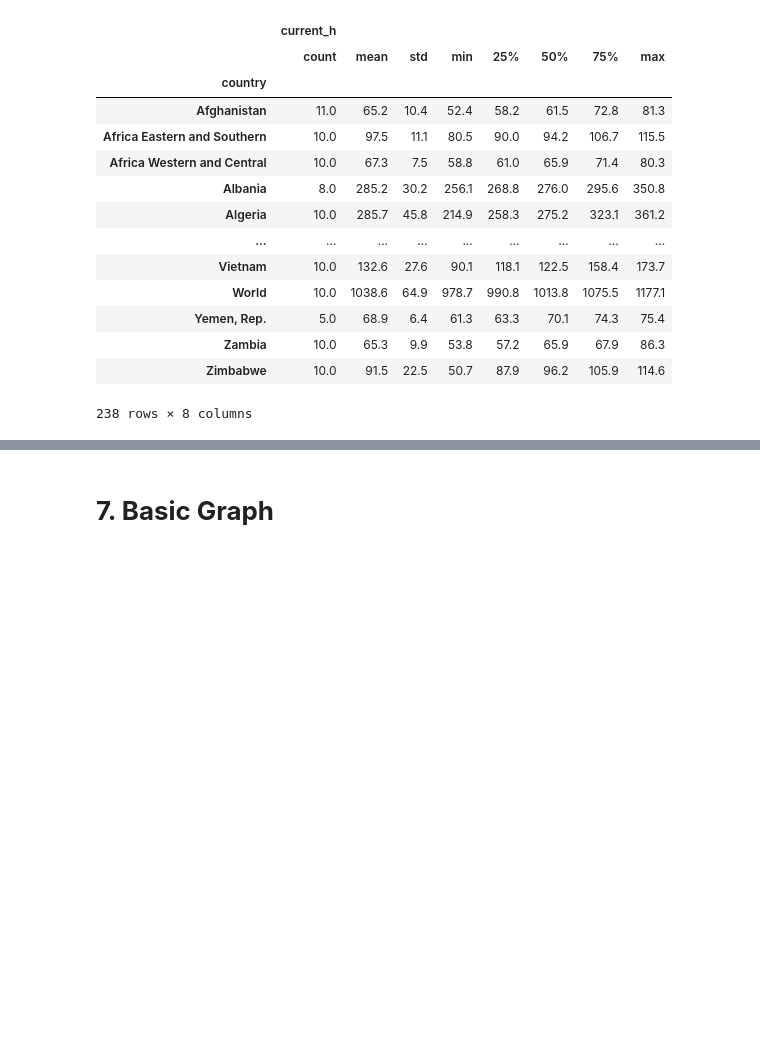
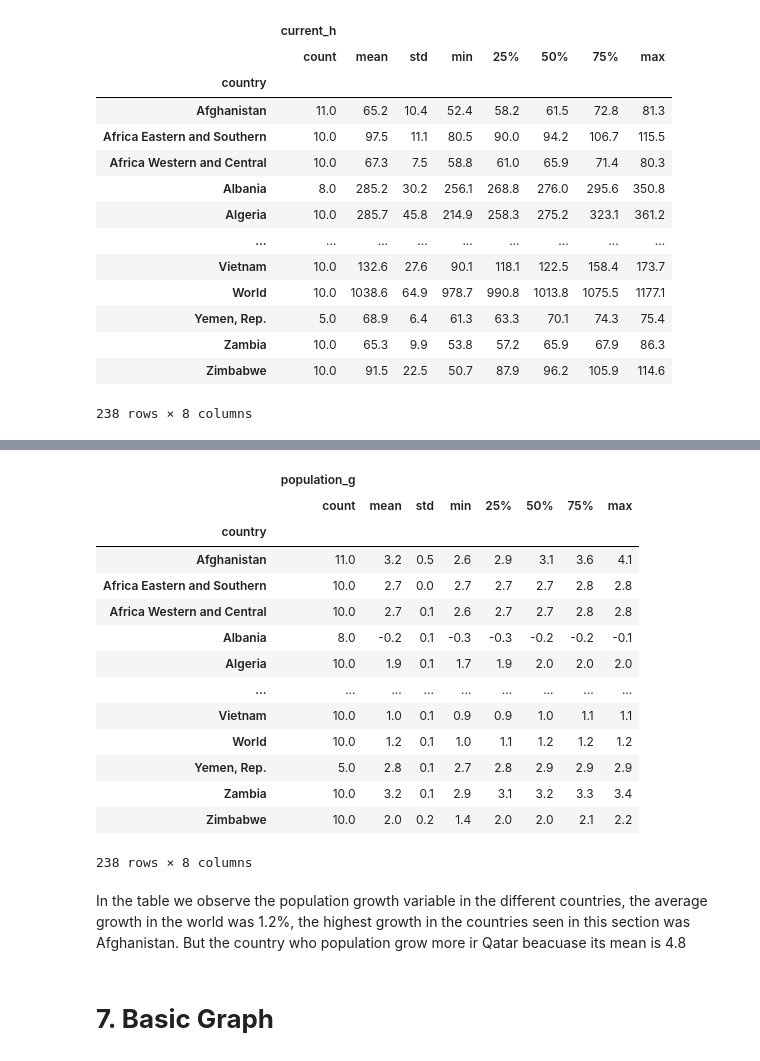
Before and after one commit to Marialerq/DataVisualization2023-2, a Jupyter notebook: 05_Dataframe.ipynb, the cells around one changed output, grey strips where cells are left out. Drawn from its saved outputs; the diff is of its cells as text; code cells hidden in the pictures; blank space fills up the shorter version.

```diff
--- a/05_Dataframe.ipynb
+++ b/05_Dataframe.ipynb
@@ -266,3 +286,23 @@ escribir historia por indice
+# %%
+d2[["population_g"]].groupby("country").describe().applymap(lambda x: "{:.1f}".format(x))
+# %% [output]
+|  | population_g |  |  |  |  |  |  |  |
+|  | count | mean | std | min | 25% | 50% | 75% | max |
+| country |  |  |  |  |  |  |  |  |
+| Afghanistan | 11.0 | 3.2 | 0.5 | 2.6 | 2.9 | 3.1 | 3.6 | 4.1 |
+| Africa Eastern and Southern | 10.0 | 2.7 | 0.0 | 2.7 | 2.7 | 2.7 | 2.8 | 2.8 |
+| Africa Western and Central | 10.0 | 2.7 | 0.1 | 2.6 | 2.7 | 2.7 | 2.8 | 2.8 |
+| Albania | 8.0 | -0.2 | 0.1 | -0.3 | -0.3 | -0.2 | -0.2 | -0.1 |
+| Algeria | 10.0 | 1.9 | 0.1 | 1.7 | 1.9 | 2.0 | 2.0 | 2.0 |
+| ... | ... | ... | ... | ... | ... | ... | ... | ... |
+| Vietnam | 10.0 | 1.0 | 0.1 | 0.9 | 0.9 | 1.0 | 1.1 | 1.1 |
+| World | 10.0 | 1.2 | 0.1 | 1.0 | 1.1 | 1.2 | 1.2 | 1.2 |
+| Yemen, Rep. | 5.0 | 2.8 | 0.1 | 2.7 | 2.8 | 2.9 | 2.9 | 2.9 |
+| Zambia | 10.0 | 3.2 | 0.1 | 2.9 | 3.1 | 3.2 | 3.3 | 3.4 |
+| Zimbabwe | 10.0 | 2.0 | 0.2 | 1.4 | 2.0 | 2.0 | 2.1 | 2.2 |
+238 rows × 8 columns
+# %% [markdown]
+In the table we observe the population growth variable in the different countries, the average growth in the world was 1.2%, the highest growth in the countries seen in this section was Afghanistan. But the country who population grow more ir Qatar beacuase its mean is 4.8
 # %% [markdown]
 # **7. Basic Graph**
 # %%
```
Also changed, not shown: parts of 20 cells of this notebook.
